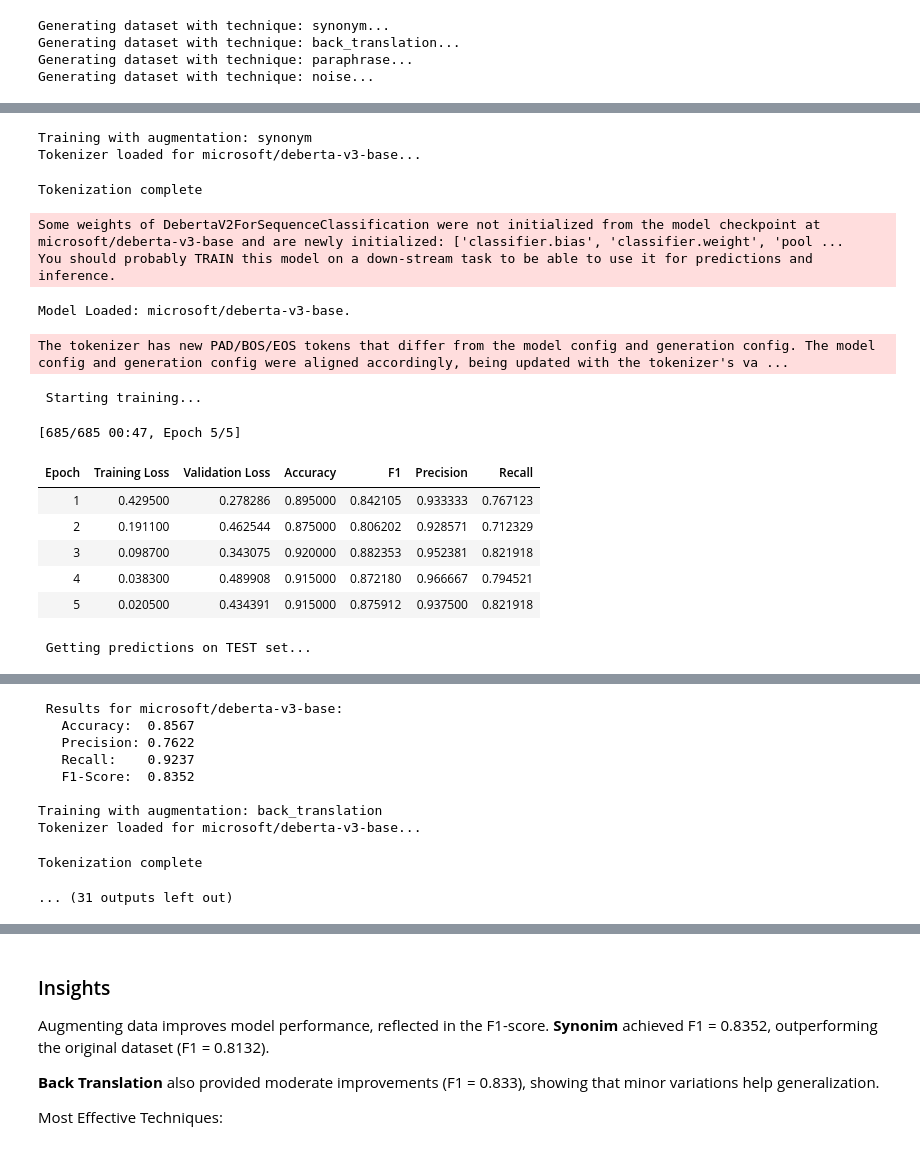
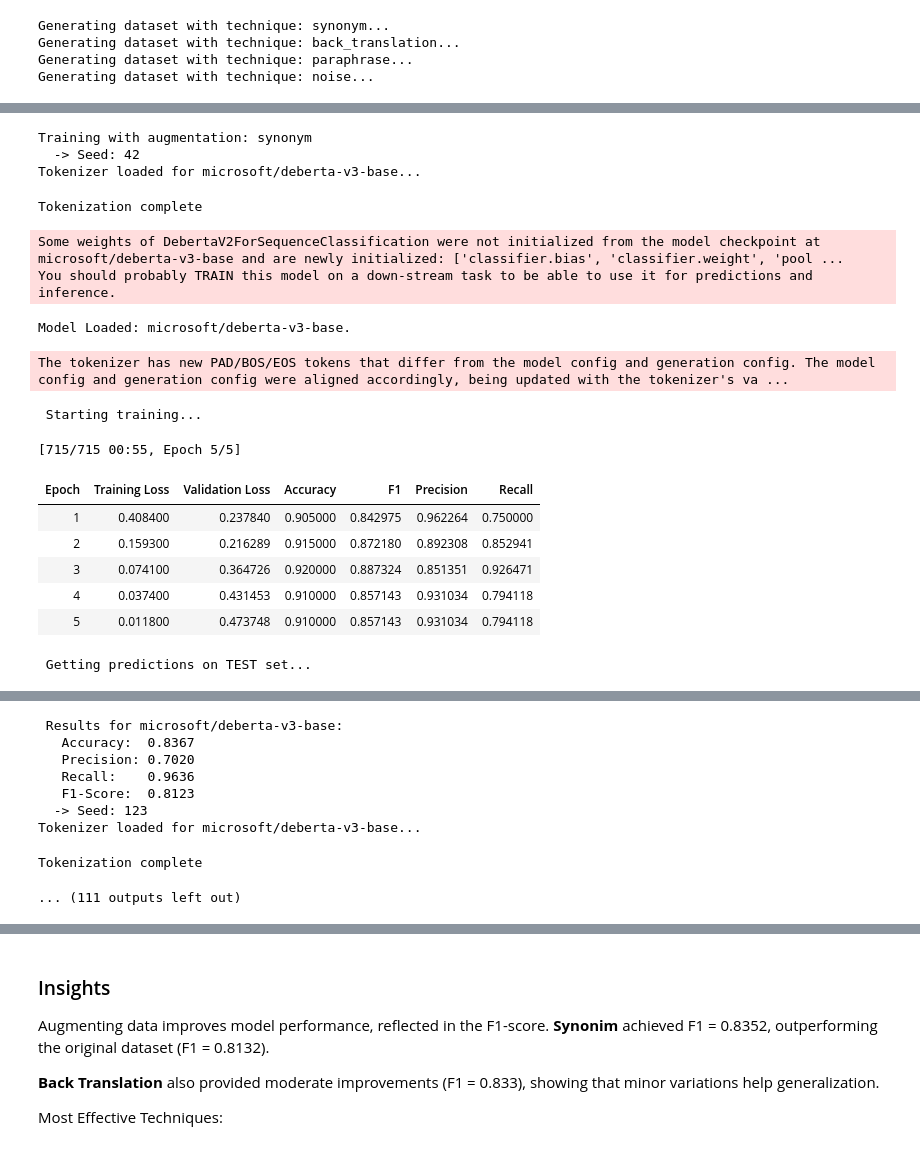
Before and after one commit to DBlassio/multimodal-argmining, a Jupyter notebook: experiments/text/DataAugmentation/data_augmentation_tech.ipynb, the cells around one changed output, grey strips where cells are left out. Cells and saved outputs as stored; diff of their text form; code cells hidden in the pictures.

```diff
--- a/experiments/text/DataAugmentation/data_augmentation_tech.ipynb
+++ b/experiments/text/DataAugmentation/data_augmentation_tech.ipynb
@@ -88,14 +94,12 @@ GPU ready: NVIDIA H100 NVL
 MODEL_NAME = "microsoft/deberta-v3-base"  # We can change this to any model you want to use
 # %%
 #Load Dataset
-train_path = f"{path}/data/train.csv"
-dev_path   = f"{path}/data/dev.csv"
-test_path  = f"{path}/data/test.csv"
+df = pd.read_csv(f"data/new_dataset_annotated.csv")
 
-df_train = pd.read_csv(train_path)
-df_dev   = pd.read_csv(dev_path)
-df_test  = pd.read_csv(test_path)
 
+df_train = df[df["split"]=="train"]
+df_dev = df[df["split"]=="dev"]
+df_test = df[df["split"]=="test"]
 
 # Map labels to ints
 label2id = {"oppose": 0, "support": 1}
@@ -343,8 +347,9 @@ def train_and_evaluate(model_name, train_dataset, dev_dataset, test_dataset,tech
         metric_for_best_model="f1",
         save_total_limit=1,
         report_to="none",
-        logging_steps=10
-    )
+        logging_steps=10,
+        seed=seed,
+        data_seed=seed)
 
 
     # Trainer
@@ -388,48 +393,52 @@ def train_and_evaluate(model_name, train_dataset, dev_dataset, test_dataset,tech
 # %%
 results_all = []
 
 for technique_name, df_aug in augmented_datasets.items():
     print(f"\nTraining with augmentation: {technique_name}")
 
-    dataset_aug = Dataset.from_pandas(df_aug[["tweet_text","label"]])
+    dataset_aug = Dataset.from_pandas(df_aug[["tweet_text", "label"]])
 
-    metrics = train_and_evaluate(
-        model_name=MODEL_NAME,
-        train_dataset=dataset_aug,
-        dev_dataset=dataset_dev,
-        test_dataset=dataset_test,
-        technique_name=technique_name
-    )
+    for seed in SEEDS:
+        print(f"  -> Seed: {seed}")
 
-    metrics["technique"] = technique_name
-    results_all.append(metrics)
+        metrics = train_and_evaluate(
+            model_name=MODEL_NAME,
+            train_dataset=dataset_aug,
+            dev_dataset=dataset_dev,
+            test_dataset=dataset_test,
+            technique_name=technique_name,
+            seed=seed)
+
+        metrics["technique"] = technique_name
+        metrics["seed"] = seed
+        results_all.append(metrics)
 # %% [output]
 Training with augmentation: synonym
+  -> Seed: 42
 Tokenizer loaded for microsoft/deberta-v3-base...
 Tokenization complete
 Some weights of DebertaV2ForSequenceClassification were not initialized from the model checkpoint at microsoft/deberta-v3-base and are newly initialized: ['classifier.bias', 'classifier.weight', 'pool ...
 You should probably TRAIN this model on a down-stream task to be able to use it for predictions and inference.
 Model Loaded: microsoft/deberta-v3-base.
 The tokenizer has new PAD/BOS/EOS tokens that differ from the model config and generation config. The model config and generation config were aligned accordingly, being updated with the tokenizer's va ...
  Starting training...
-[685/685 00:47, Epoch 5/5]
+[715/715 00:55, Epoch 5/5]
 | Epoch | Training Loss | Validation Loss | Accuracy | F1 | Precision | Recall |
-| 1 | 0.429500 | 0.278286 | 0.895000 | 0.842105 | 0.933333 | 0.767123 |
-| 2 | 0.191100 | 0.462544 | 0.875000 | 0.806202 | 0.928571 | 0.712329 |
-| 3 | 0.098700 | 0.343075 | 0.920000 | 0.882353 | 0.952381 | 0.821918 |
-| 4 | 0.038300 | 0.489908 | 0.915000 | 0.872180 | 0.966667 | 0.794521 |
-| 5 | 0.020500 | 0.434391 | 0.915000 | 0.875912 | 0.937500 | 0.821918 |
+| 1 | 0.408400 | 0.237840 | 0.905000 | 0.842975 | 0.962264 | 0.750000 |
+| 2 | 0.159300 | 0.216289 | 0.915000 | 0.872180 | 0.892308 | 0.852941 |
+| 3 | 0.074100 | 0.364726 | 0.920000 | 0.887324 | 0.851351 | 0.926471 |
+| 4 | 0.037400 | 0.431453 | 0.910000 | 0.857143 | 0.931034 | 0.794118 |
+| 5 | 0.011800 | 0.473748 | 0.910000 | 0.857143 | 0.931034 | 0.794118 |
  Getting predictions on TEST set...
 [interactive output not drawn]
  Results for microsoft/deberta-v3-base:
-   Accuracy:  0.8567
-   Precision: 0.7622
-   Recall:    0.9237
-   F1-Score:  0.8352
-
-Training with augmentation: back_translation
+   Accuracy:  0.8367
+   Precision: 0.7020
+   Recall:    0.9636
+   F1-Score:  0.8123
+  -> Seed: 123
 Tokenizer loaded for microsoft/deberta-v3-base...
 Tokenization complete
-... (31 outputs left out)
+... (111 outputs left out)
 # %%
 results_df = pd.DataFrame(results_all)
```
Also changed, not shown: parts of 6 cells of this notebook, 1 other file.
